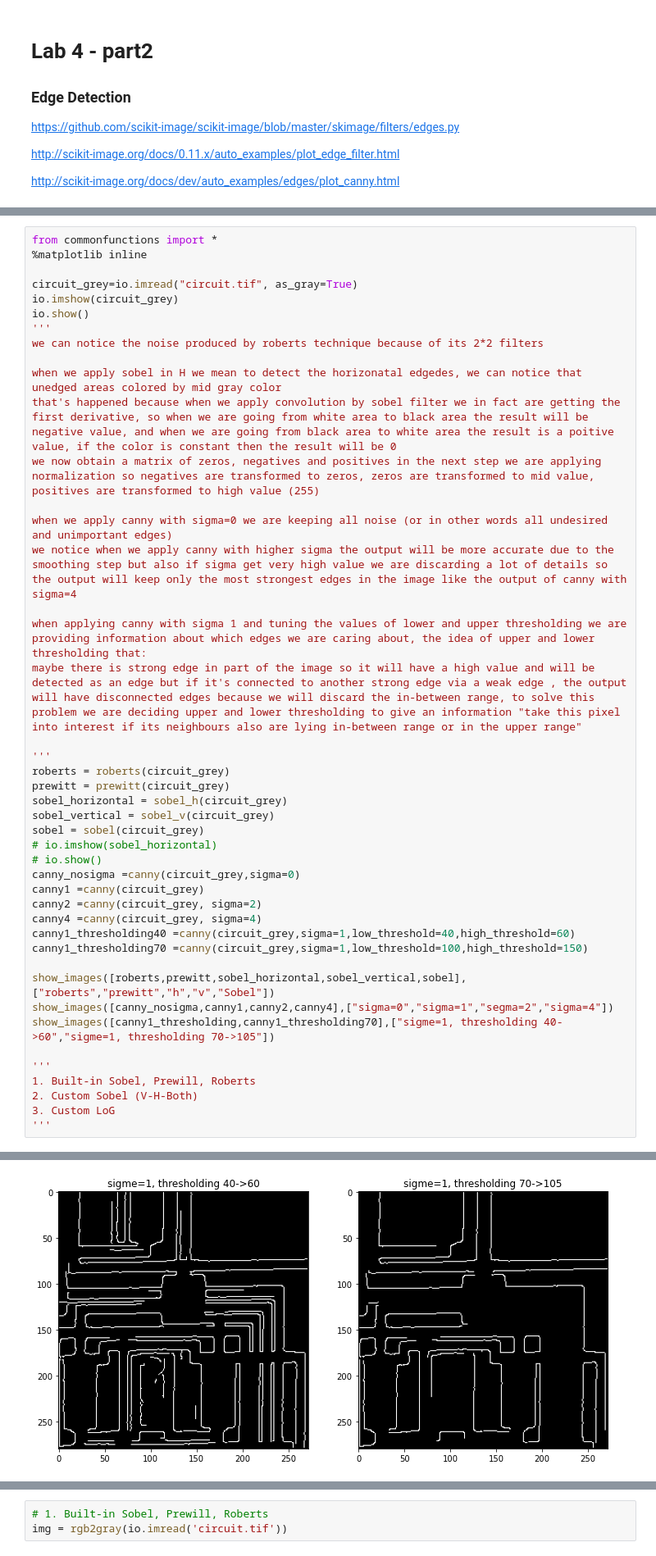
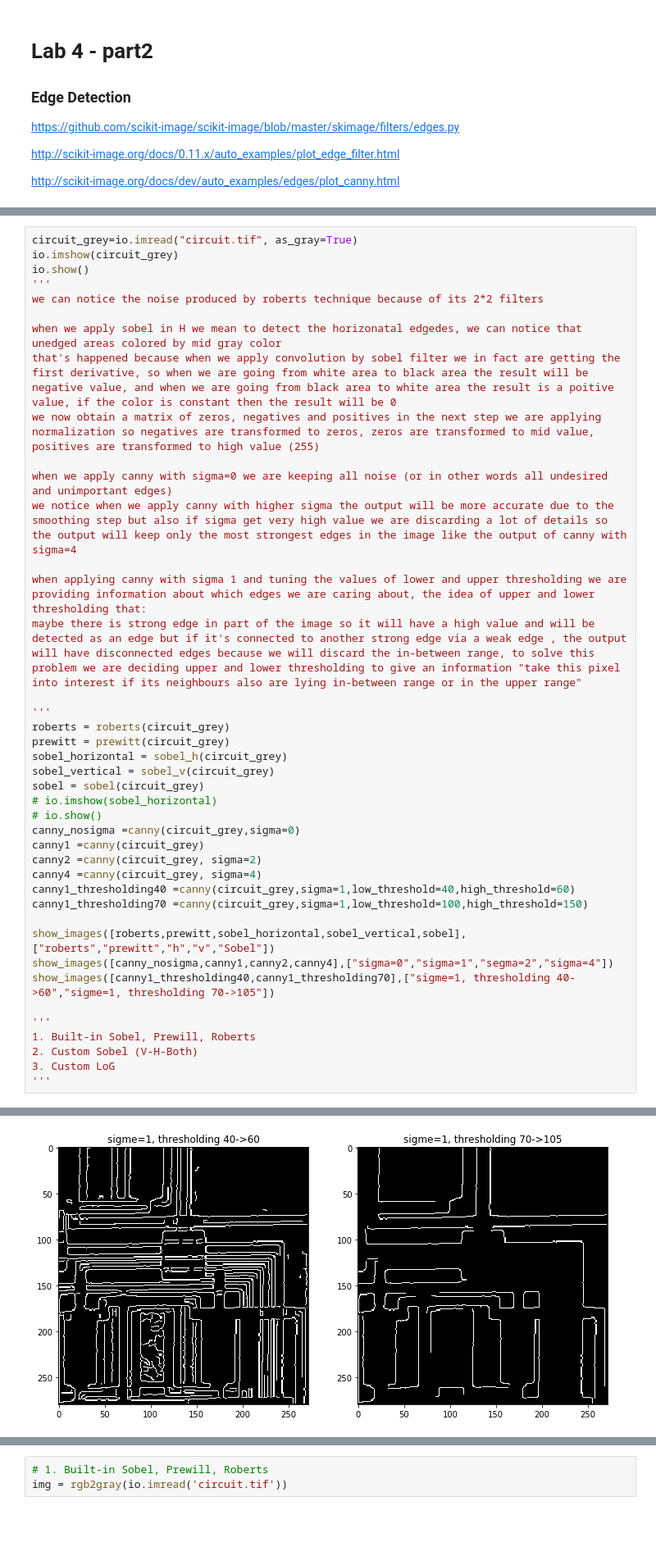
Before and after one commit to BelalElhossany/ImageProcessing, a Jupyter notebook: Lab_Edge_Detection_STD/Lab_Edge_Detection_STD/Lab_Edge_Detection_STD.ipynb, the cells around one changed output, grey strips where cells are left out. Shown at 82% size. Saved outputs shown, nothing was run; the diff lists cells and outputs as text; blank space fills up the shorter version.

```diff
--- a/Lab_Edge_Detection_STD/Lab_Edge_Detection_STD/Lab_Edge_Detection_STD.ipynb
+++ b/Lab_Edge_Detection_STD/Lab_Edge_Detection_STD/Lab_Edge_Detection_STD.ipynb
@@ -13,7 +22,4 @@ from commonfunctions import *
 # %%
-from commonfunctions import *
-%matplotlib inline
-
 circuit_grey=io.imread("circuit.tif", as_gray=True)
 io.imshow(circuit_grey)
 io.show()
@@ -47,7 +53,7 @@ canny1_thresholding70 =canny(circuit_grey,sigma=1,low_threshold=100,high_thresho
 
 show_images([roberts,prewitt,sobel_horizontal,sobel_vertical,sobel],["roberts","prewitt","h","v","Sobel"])
 show_images([canny_nosigma,canny1,canny2,canny4],["sigma=0","sigma=1","segma=2","sigma=4"])
-show_images([canny1_thresholding,canny1_thresholding70],["sigme=1, thresholding 40->60","sigme=1, thresholding 70->105"])
+show_images([canny1_thresholding40,canny1_thresholding70],["sigme=1, thresholding 40->60","sigme=1, thresholding 70->105"])
 
 '''
 1. Built-in Sobel, Prewill, Roberts
@@ -61,4 +67,4 @@ show_images([canny1_thresholding,canny1_thresholding70],["sigme=1, thresholding
-[figure, old version]
+[figure, new version]
 '\n1. Built-in Sobel, Prewill, Roberts\n2. Custom Sobel (V-H-Both)\n3. Custom LoG\n'
 # %%
 # 1. Built-in Sobel, Prewill, Roberts
```
Also changed, not shown: parts of 7 cells of this notebook, 1 other file.
